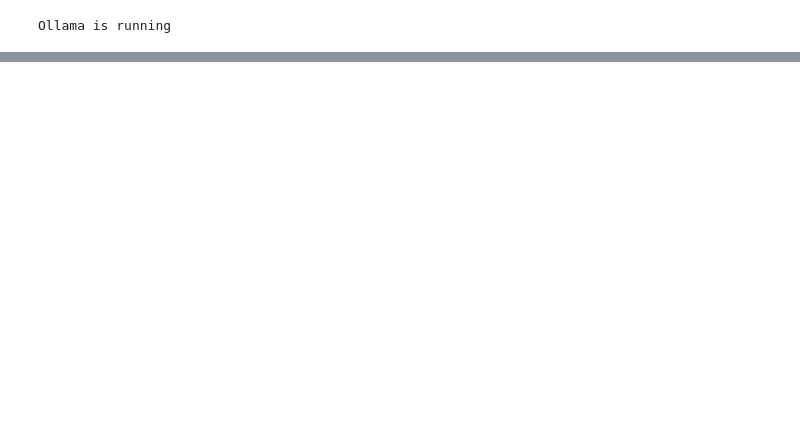
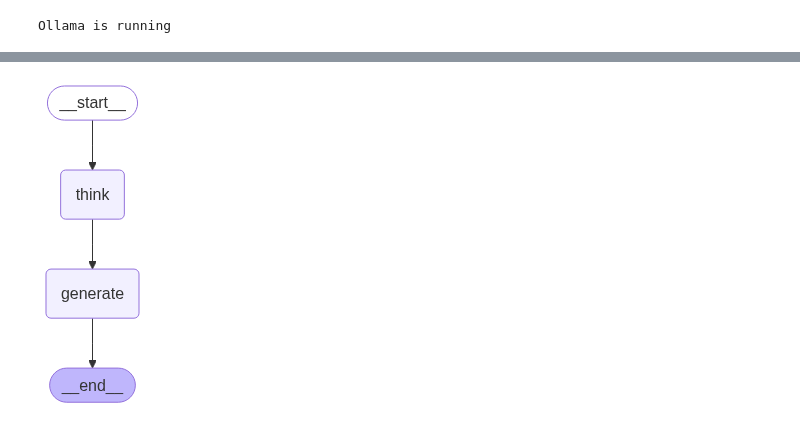
Before and after one commit to Mineong/LLM_LangChain, a Jupyter notebook: 7Ollama_Model연동.ipynb, the cells around one changed output, grey strips where cells are left out. Cells and saved outputs as stored; diff of their text form; code cells hidden in the pictures; blank space fills up the shorter version.

```diff
--- a/7Ollama_Model연동.ipynb
+++ b/7Ollama_Model연동.ipynb
@@ -10,8 +50,11 @@ Ollama is running
 from langchain_ollama import ChatOllama
 from langchain_core.prompts import ChatPromptTemplate
 
-# Ollama를 사용하여 로컬에서 실행 중인 llama3.2 모델 로드
-llm = ChatOllama(model="qwen2.5:1.5b")
+# Ollama를 사용하여 로컬에서 실행 중인 qwen2.5:1.5b 모델 로드
+#llm = ChatOllama(model="qwen2.5:1.5b")
+#qwen3:1.7b
+llm = ChatOllama(model="qwen3:1.7b")
+
 
 # 더 정확한 응답을 위한 개선된 프롬프트
 prompt_template = ChatPromptTemplate.from_messages([
@@ -23,7 +66,7 @@ prompt_template = ChatPromptTemplate.from_messages([
 chain = prompt_template | llm
 
 # 실행 예시
-question = "파이썬은 무엇인가요?"
+question = "파이썬은 무엇인가요? 한글로 답변해 줘"
 response = chain.invoke({"question": question})
 
 print(response.content)
@@ -94,0 +91,10 @@ Therefore, **9.11** is larger than **9.9**.
+# %%
+from IPython.display import display, Markdown
+from langchain_ollama import ChatOllama
+
+deepseek = ChatOllama(model="deepseek-r1:1.5b", temperature=0.5)
+
+answer = []
+for chunk in deepseek.stream("which is bigger between 9.9 and 9.11?"):
+    answer.append(chunk.content)
+    print(chunk.content, end="", flush=True)
@@ -94,0 +159,11 @@ Therefore, **9.11** is larger than **9.9**.
+# %%
+
+
+#model = ChatOllama(model="exaone3.5:2.4b", temperature=0.5)
+#model = ChatOllama(model="qwen2.5:1.5b", temperature=0.5)
+model = ChatOllama(model="qwen3:1.7b", temperature=0.1)
+
+answer = []
+for chunk in model.stream("9.9와 9.11 중 무엇이 더 큰가요?"):
+    answer.append(chunk.content)
+    print(chunk.content, end="", flush=True)
@@ -94,0 +327,11 @@ Therefore, **9.11** is larger than **9.9**.
+# %%
+from IPython.display import Image, display
+from langchain_core.runnables.graph import CurveStyle, MermaidDrawMethod, NodeStyles
+
+display(
+    Image(
+        graph.get_graph().draw_mermaid_png(draw_method=MermaidDrawMethod.API)
+    )
+)
+# %% [output]
+[figure, added]
```
Also changed, not shown: parts of 12 cells of this notebook, 10 other files.
